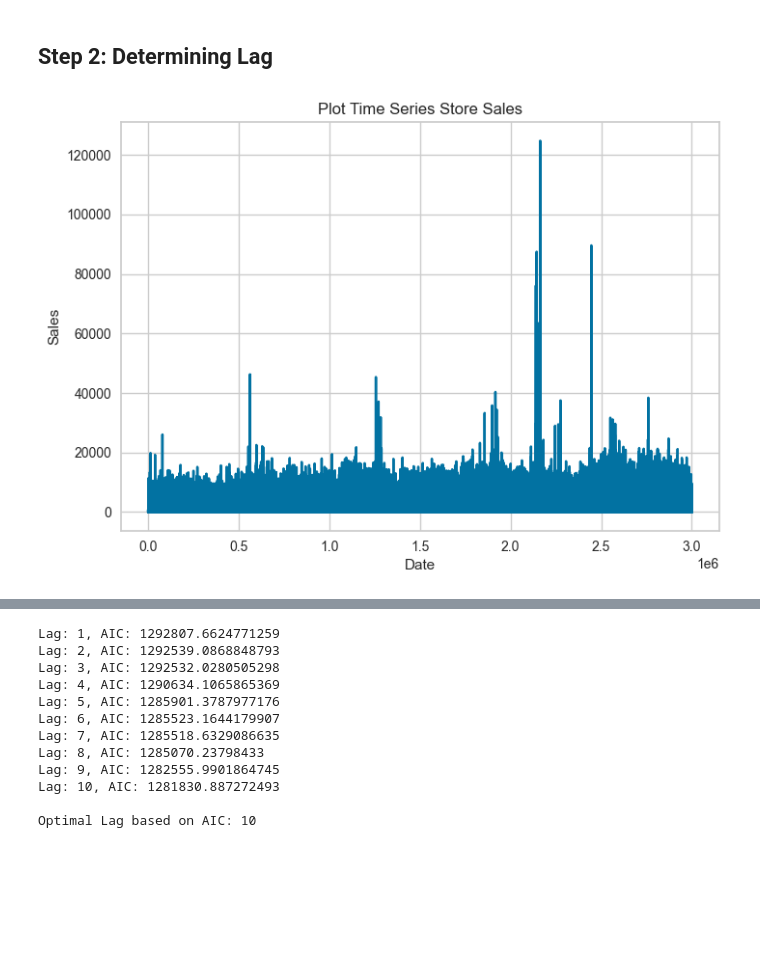
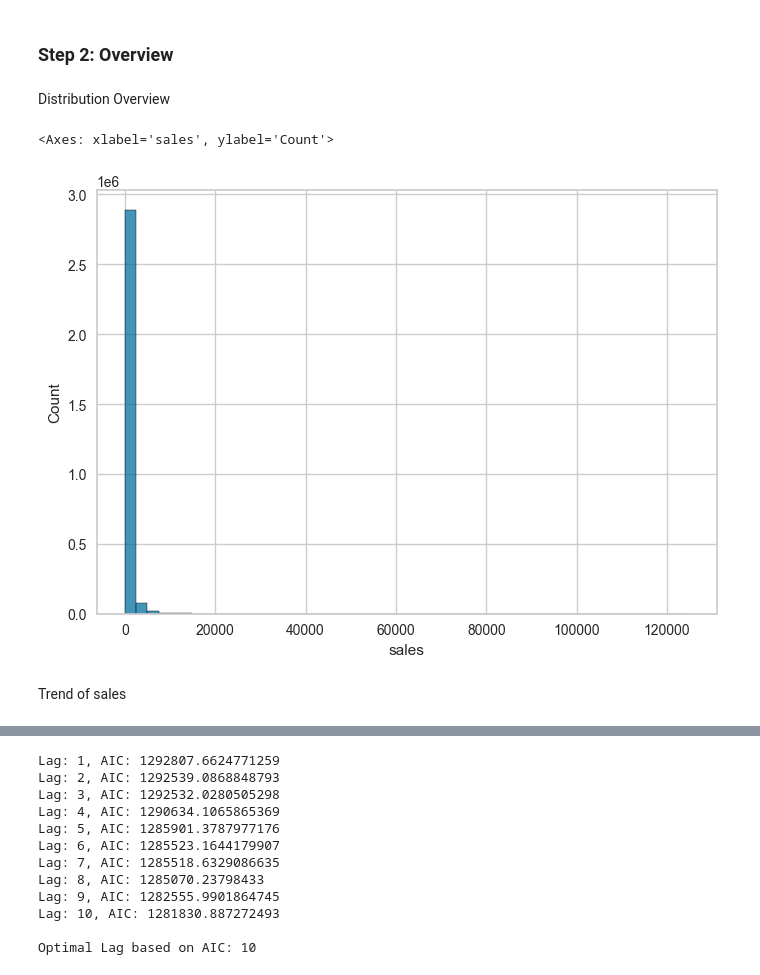
Before and after one commit to lognguyen/kaggle-store-prediction, a Jupyter notebook: storePrediction.ipynb, the cells around one changed output, grey strips where cells are left out. Saved outputs shown, nothing was run; the diff lists cells and outputs as text; code cells hidden in the pictures; blank space fills up the shorter version.

```diff
--- a/storePrediction.ipynb
+++ b/storePrediction.ipynb
@@ -46,3 +88,12 @@ oil_data = pd.read_csv('oil.csv')
 # %%
 features = ['store_nbr','onpromotion']
+# %%
+trainning_data_store_sales = pd.concat([x for x in pd.read_csv('train.csv',
+    parse_dates=['date'],
+    chunksize=1000
+)], ignore_index=True)
+
+trainning_data_store_sales['sales'] = pd.to_numeric(trainning_data_store_sales['sales'], errors="coerce")
+## For Testing
+trainning_data_store_sales_backup = trainning_data_store_sales
 # %%
@@ -161,2 +120,4 @@ test
+# %%
+trainning_data_store_sales['date'] = pd.to_datetime(trainning_data_store_sales['date'])
 # %% [markdown]
-<h2> Step 2: Determining Lag </h2>
+<h3>Step 2: Overview</h3>
@@ -173,8 +123,0 @@ store_sales_lag = pd.concat([x for x in pd.read_csv('train.csv',
-# %%
-plt.plot(store_sales_lag)
-plt.title("Plot Time Series Store Sales")
-plt.xlabel("Date")
-plt.ylabel("Sales")
-plt.show()
-# %% [output]
-[figure, removed]
@@ -192,0 +124,10 @@ plt.show()
+# %% [markdown]
+Distribution Overview
+# %%
+# sns.lineplot(data=trainning_data_store_sales, x="sales", y="date")
+sns.histplot(trainning_data_store_sales['sales'], bins=50)
+# %% [output]
+<Axes: xlabel='sales', ylabel='Count'>
+[figure, added]
+# %% [markdown]
+Trend of sales
```
Also changed, not shown: parts of 36 cells of this notebook, 1 other file.
